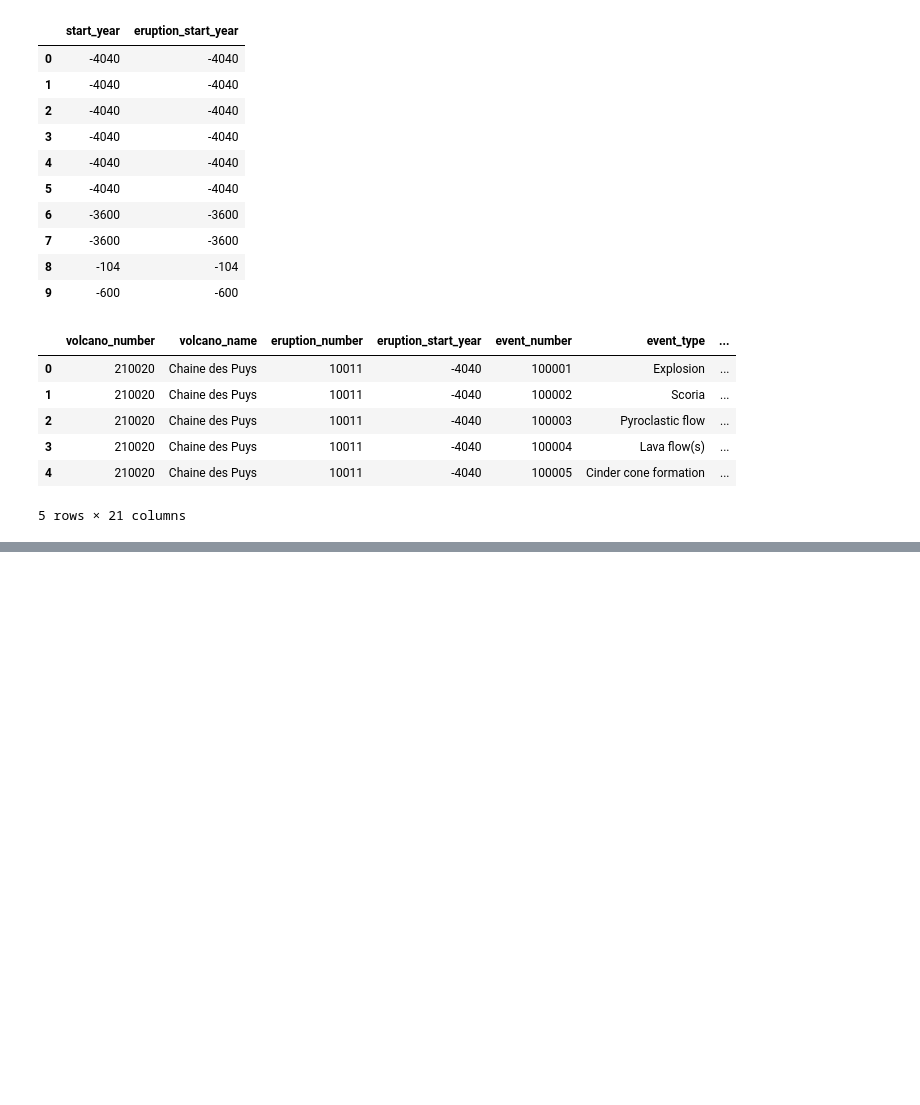
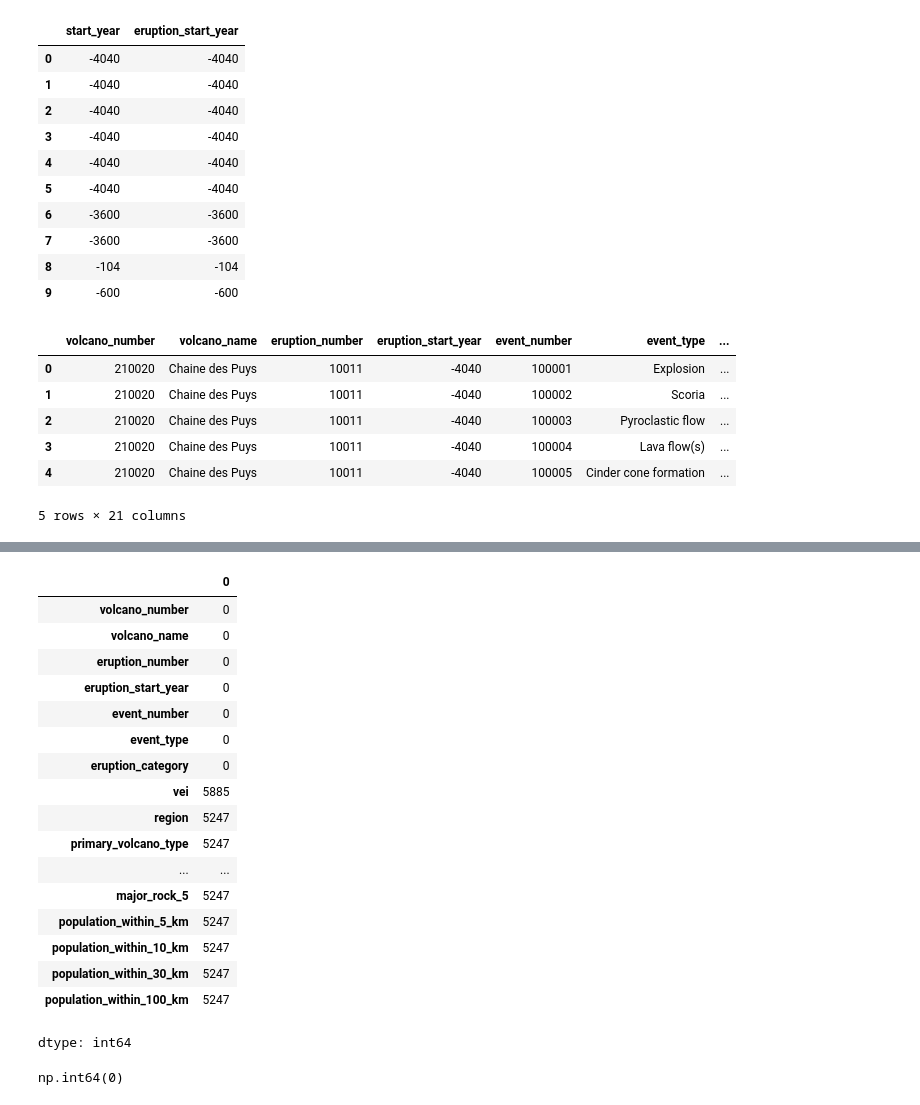
Before and after one commit to RoihansLab/Data-Mining-Project, a Jupyter notebook: Volcano_eruption.ipynb, the cells around one changed output, grey strips where cells are left out. Drawn from its saved outputs; the diff is of its cells as text; code cells hidden in the pictures; blank space fills up the shorter version.

```diff
--- a/Volcano_eruption.ipynb
+++ b/Volcano_eruption.ipynb
@@ -577,0 +611,25 @@ files.download('volcano_gold_dataset.csv')
+# %%
+df.isnull().sum()
+# %% [output]
+|  | 0 |
+| volcano_number | 0 |
+| volcano_name | 0 |
+| eruption_number | 0 |
+| eruption_start_year | 0 |
+| event_number | 0 |
+| event_type | 0 |
+| eruption_category | 0 |
+| vei | 5885 |
+| region | 5247 |
+| primary_volcano_type | 5247 |
+| ... | ... |
+| major_rock_5 | 5247 |
+| population_within_5_km | 5247 |
+| population_within_10_km | 5247 |
+| population_within_30_km | 5247 |
+| population_within_100_km | 5247 |
+dtype: int64
+# %%
+df.duplicated().sum()
+# %% [output]
+np.int64(0)
```
Also changed, not shown: parts of 5 cells of this notebook.
